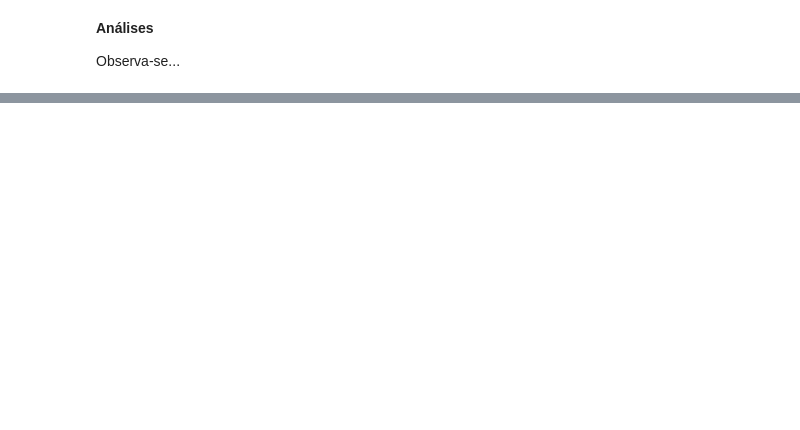
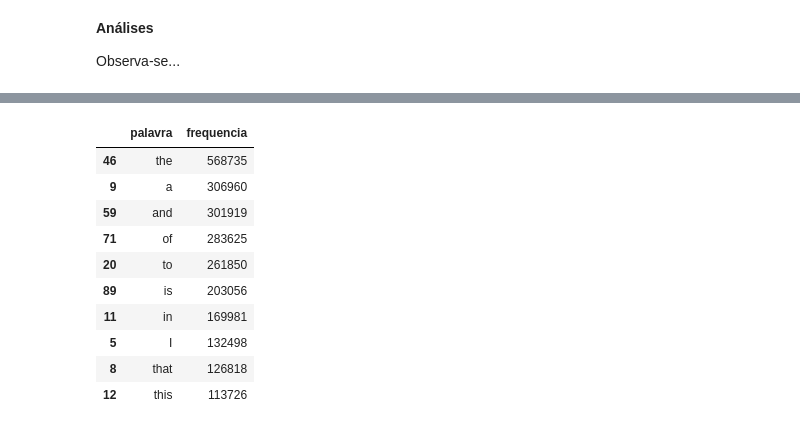
Before and after one commit to izafreitas/machine_learning_dellead_mentoring, a Jupyter notebook: plano_avalicao_lead/Plano de Avaliação Dell Academy Machine Learning.ipynb, the cells around one changed output, grey strips where cells are left out. Drawn from its saved outputs; the diff is of its cells as text; code cells hidden in the pictures; blank space fills up the shorter version.

Commit message:
Tokenização
Tokenização com NLTK

```diff
--- a/plano_avalicao_lead/Plano de Avaliação Dell Academy Machine Learning.ipynb
+++ b/plano_avalicao_lead/Plano de Avaliação Dell Academy Machine Learning.ipynb
@@ -396,0 +431,8 @@ Observa-se...
+# %%
+# Tokenização de todo o corpus (separação por palavras)
+token_espaco = tokenize.WhitespaceTokenizer()
+token_frase = token_espaco.tokenize(palavras) # variável "palavras" armazenda todas as frases do meu corpus
+# %%
+# Calculando a frequência
+freq_palavras = nltk.FreqDist(token_frase)
+freq_palavras
@@ -396,0 +441,4 @@ Observa-se...
+# %%
+# Criando um DF para armazenar as palavras e suas frequencias de ocorrência no corpus, para melhorar visualização
+df_freq = pd.DataFrame({"palavra": list(freq_palavras.keys()),
+                       "frequencia": list(freq_palavras.values())})
@@ -396,0 +455,15 @@ Observa-se...
+# %%
+# Mostrando as 10 palavras com maior frequência utilizando o método nlargest
+df_freq.nlargest(columns = "frequencia", n = 10)
+# %% [output]
+|  | palavra | frequencia |
+| 46 | the | 568735 |
+| 9 | a | 306960 |
+| 59 | and | 301919 |
+| 71 | of | 283625 |
+| 20 | to | 261850 |
+| 89 | is | 203056 |
+| 11 | in | 169981 |
+| 5 | I | 132498 |
+| 8 | that | 126818 |
+| 12 | this | 113726 |
```
Also changed, not shown: parts of 14 cells of this notebook.
